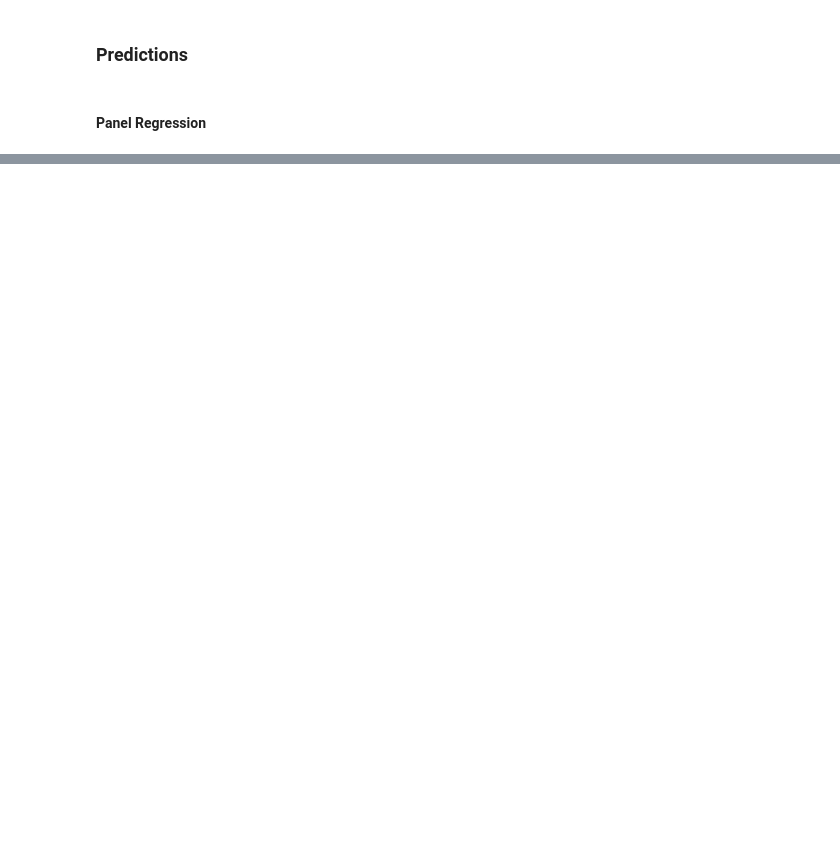
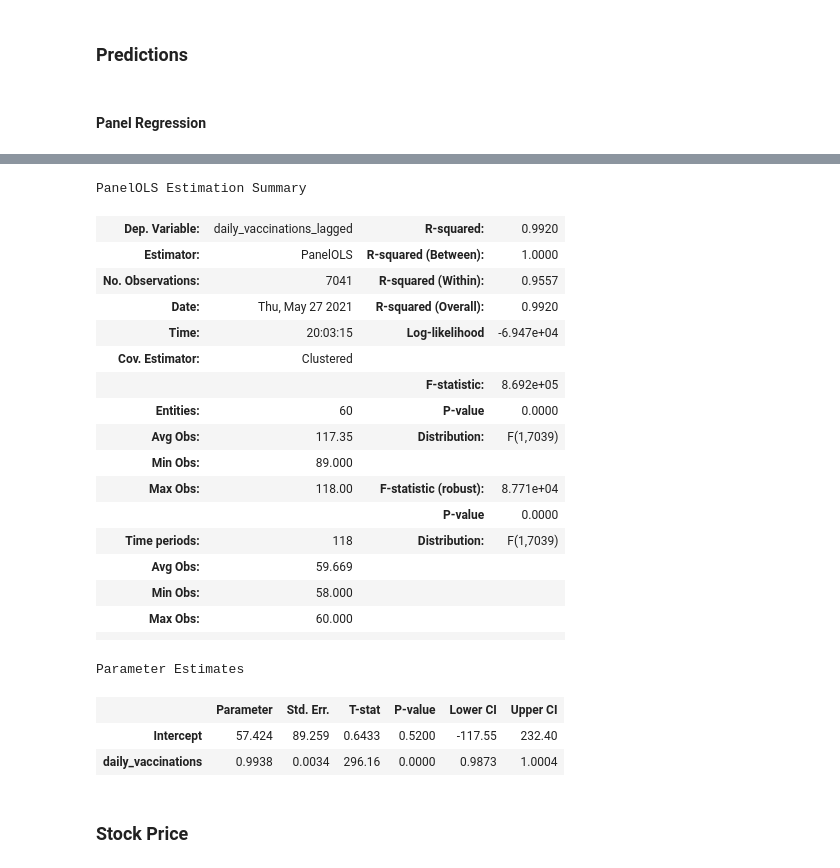
Before and after one commit to juno-yuu/COVID-Vaccine-and-Biotech-industry, a Jupyter notebook: Final_Project_Clean.ipynb, the cells around one changed output, grey strips where cells are left out. Drawn from its saved outputs; the diff is of its cells as text; code cells hidden in the pictures; blank space fills up the shorter version.

```diff
--- a/Final_Project_Clean.ipynb
+++ b/Final_Project_Clean.ipynb
@@ -260,0 +283,29 @@ Parameter Estimates
+# %%
+p3 = PanelOLS.from_formula(formula = 'daily_vaccinations_lagged ~ 1 + daily_vaccinations',\
+                                     data = data_panel).fit(cov_type = 'clustered', Cluster_entity = True, Cluster_time = True)
+p3.summary
+# %% [output]
+PanelOLS Estimation Summary
+| Dep. Variable: | daily_vaccinations_lagged | R-squared: | 0.9920 |
+| Estimator: | PanelOLS | R-squared (Between): | 1.0000 |
+| No. Observations: | 7041 | R-squared (Within): | 0.9557 |
+| Date: | Thu, May 27 2021 | R-squared (Overall): | 0.9920 |
+| Time: | 20:03:15 | Log-likelihood | -6.947e+04 |
+| Cov. Estimator: | Clustered |  |  |
+|  |  | F-statistic: | 8.692e+05 |
+| Entities: | 60 | P-value | 0.0000 |
+| Avg Obs: | 117.35 | Distribution: | F(1,7039) |
+| Min Obs: | 89.000 |  |  |
+| Max Obs: | 118.00 | F-statistic (robust): | 8.771e+04 |
+|  |  | P-value | 0.0000 |
+| Time periods: | 118 | Distribution: | F(1,7039) |
+| Avg Obs: | 59.669 |  |  |
+| Min Obs: | 58.000 |  |  |
+| Max Obs: | 60.000 |  |  |
+|  |  |  |  |
+Parameter Estimates
+|  | Parameter | Std. Err. | T-stat | P-value | Lower CI | Upper CI |
+| Intercept | 57.424 | 89.259 | 0.6433 | 0.5200 | -117.55 | 232.40 |
+| daily_vaccinations | 0.9938 | 0.0034 | 296.16 | 0.0000 | 0.9873 | 1.0004 |
+# %% [markdown]
+### Stock Price
```
Also changed, not shown: parts of 8 cells of this notebook.
